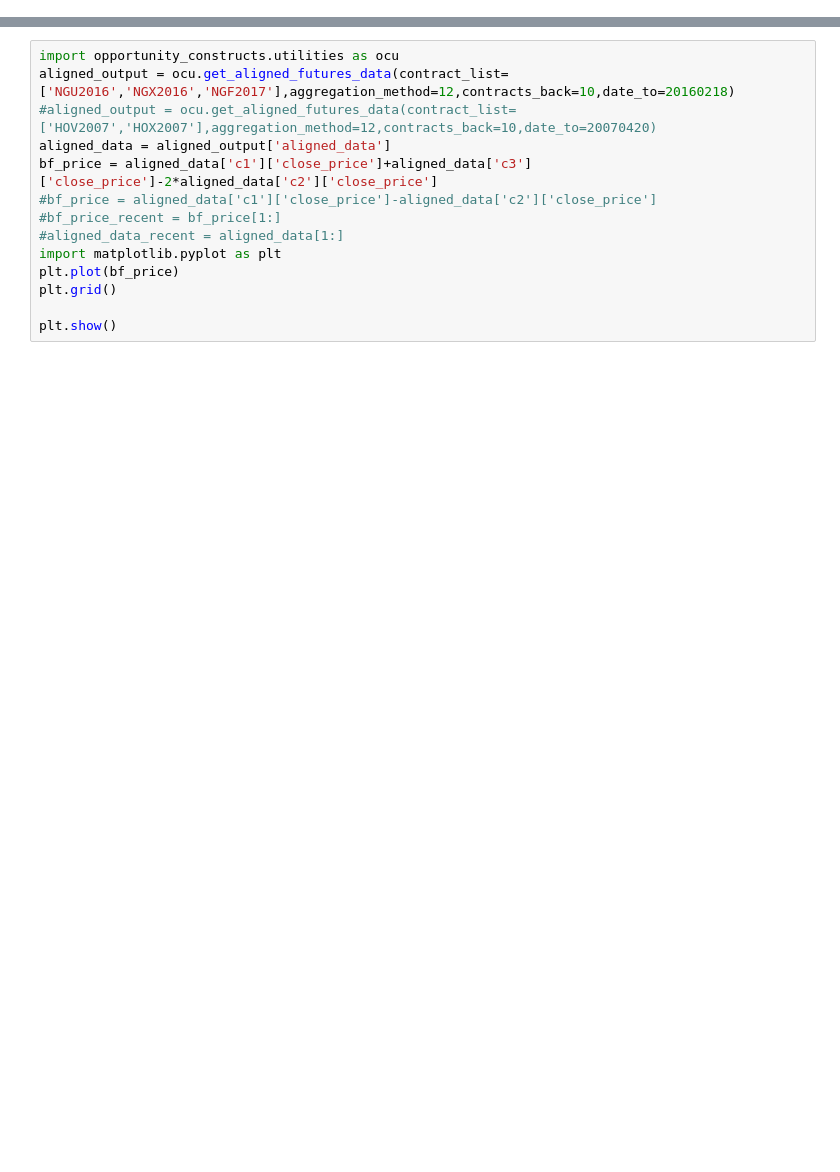
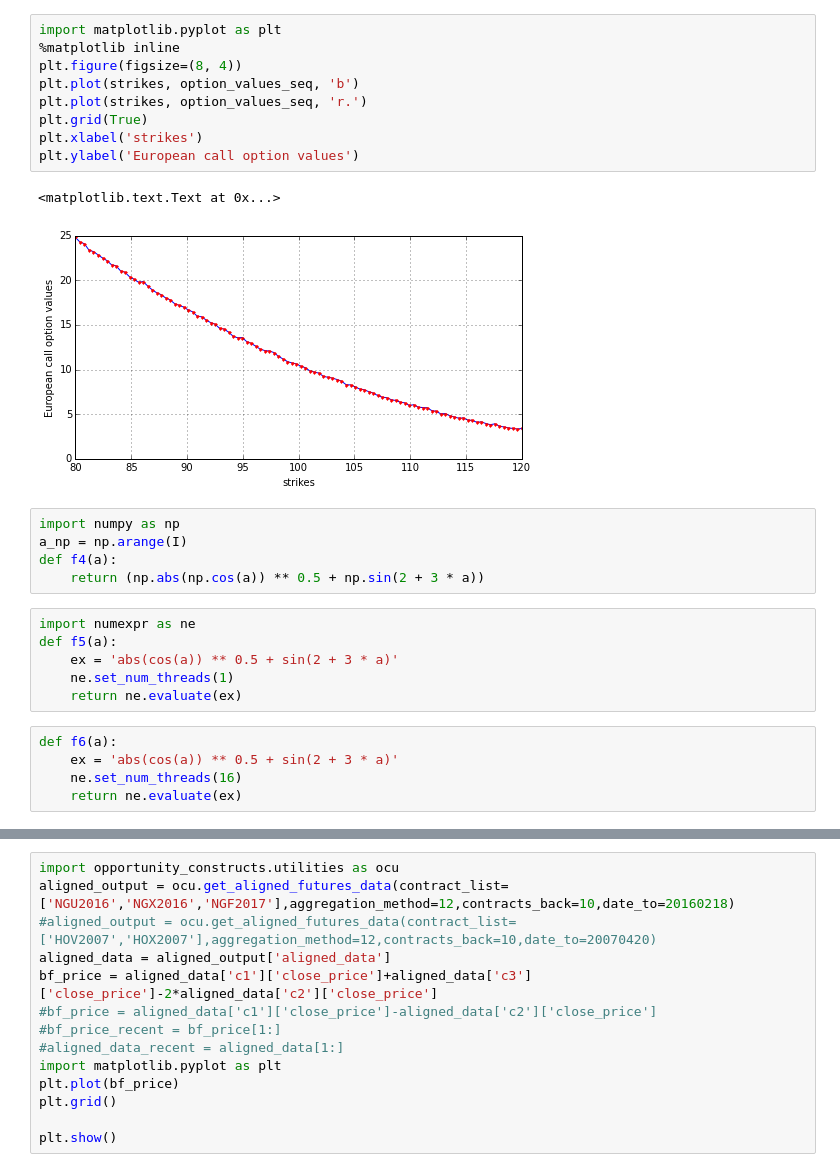
Before and after one commit to d0p34m1n3/repo_barbarossa, a Jupyter notebook: PycharmProjects/quandl/Untitled.ipynb, the cells around one changed output, grey strips where cells are left out. Cells and saved outputs as stored; diff of their text form; blank space fills up the shorter version.

```diff
--- a/PycharmProjects/quandl/Untitled.ipynb
+++ b/PycharmProjects/quandl/Untitled.ipynb
@@ -37,0 +29,28 @@ plt.show()
+# %%
+import matplotlib.pyplot as plt
+%matplotlib inline
+plt.figure(figsize=(8, 4))
+plt.plot(strikes, option_values_seq, 'b')
+plt.plot(strikes, option_values_seq, 'r.')
+plt.grid(True)
+plt.xlabel('strikes')
+plt.ylabel('European call option values')
+# %% [output]
+<matplotlib.text.Text at 0x...>
+[figure, added]
+# %%
+import numpy as np
+a_np = np.arange(I)
+def f4(a):
+    return (np.abs(np.cos(a)) ** 0.5 + np.sin(2 + 3 * a))
+# %%
+import numexpr as ne
+def f5(a):
+    ex = 'abs(cos(a)) ** 0.5 + sin(2 + 3 * a)'
+    ne.set_num_threads(1)
+    return ne.evaluate(ex)
+# %%
+def f6(a):
+    ex = 'abs(cos(a)) ** 0.5 + sin(2 + 3 * a)'
+    ne.set_num_threads(16)
+    return ne.evaluate(ex)
```
Also changed, not shown: parts of 39 cells of this notebook, 2 other files.
